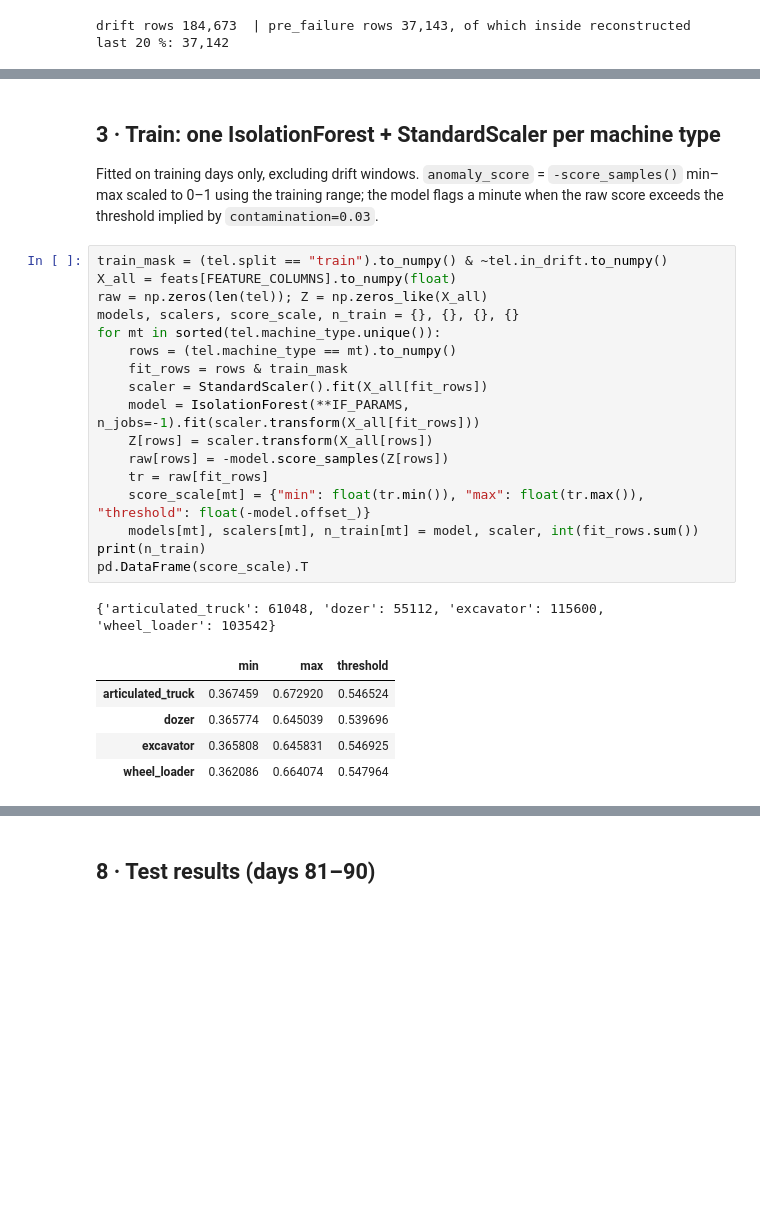
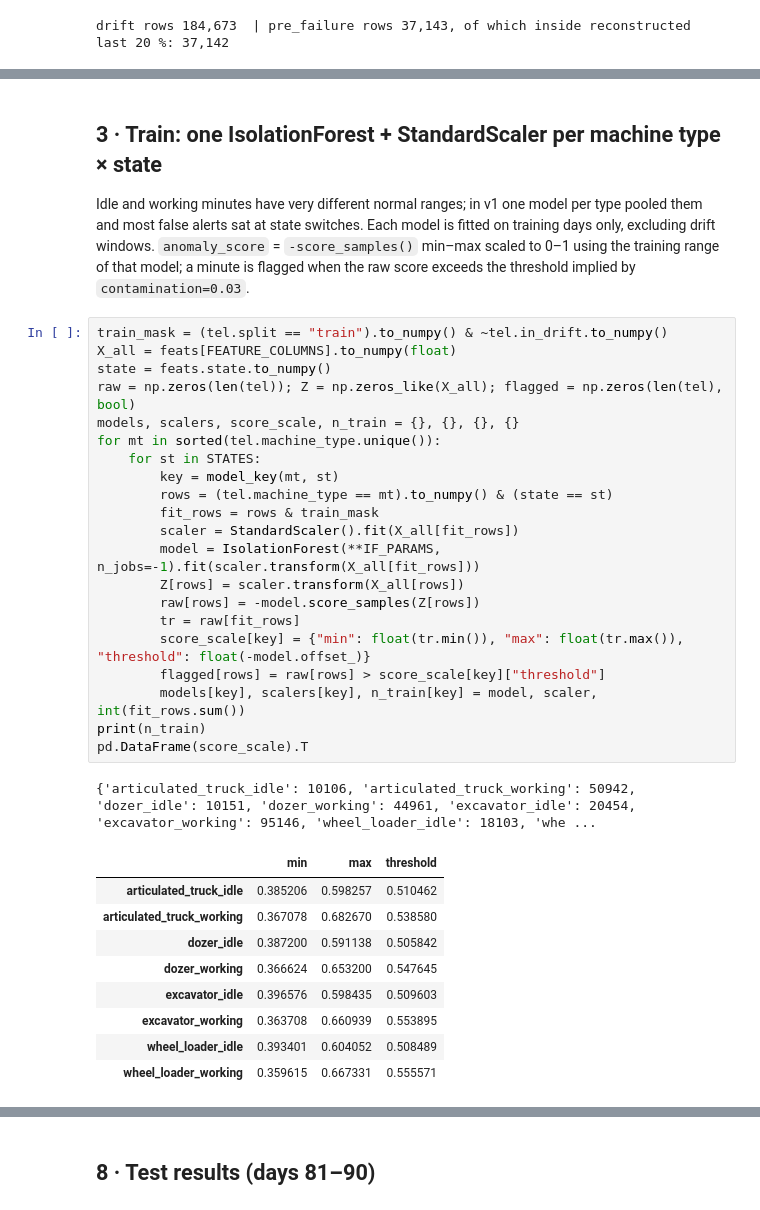
Before and after one commit to AKP2009/SchoolBus, a Jupyter notebook: ml/01_anomaly.ipynb, the cells around one changed output, grey strips where cells are left out. Drawn from its saved outputs; the diff is of its cells as text; blank space fills up the shorter version.

```diff
--- a/ml/01_anomaly.ipynb
+++ b/ml/01_anomaly.ipynb
@@ -120,34 +127,44 @@ feats[FEATURE_COLUMNS].describe().T.round(2).head(12)
 | oil_pressure_kpa_std5 | 652228.0 | 18.46 | 19.08 | 0.00 | 6.05 | 9.70 | 20.41 | 120.00 |
 | oil_pressure_kpa_slope15 | 652228.0 | 0.26 | 5.95 | -23.60 | -2.83 | 0.10 | 3.19 | 132.50 |
 # %% [markdown]
-## 3 · Train: one IsolationForest + StandardScaler per machine type
-Fitted on training days only, excluding drift windows. `anomaly_score` = `-score_samples()`
-min–max scaled to 0–1 using the training range; the model flags a minute when the raw score
-exceeds the threshold implied by `contamination=0.03`.
+## 3 · Train: one IsolationForest + StandardScaler per machine type × state
+Idle and working minutes have very different normal ranges; in v1 one model per type pooled
+them and most false alerts sat at state switches. Each model is fitted on training days only,
+excluding drift windows. `anomaly_score` = `-score_samples()` min–max scaled to 0–1 using the
+training range of that model; a minute is flagged when the raw score exceeds the threshold
+implied by `contamination=0.03`.
 # %%
 train_mask = (tel.split == "train").to_numpy() & ~tel.in_drift.to_numpy()
 X_all = feats[FEATURE_COLUMNS].to_numpy(float)
-raw = np.zeros(len(tel)); Z = np.zeros_like(X_all)
+state = feats.state.to_numpy()
+raw = np.zeros(len(tel)); Z = np.zeros_like(X_all); flagged = np.zeros(len(tel), bool)
 models, scalers, score_scale, n_train = {}, {}, {}, {}
 for mt in sorted(tel.machine_type.unique()):
-    rows = (tel.machine_type == mt).to_numpy()
-    fit_rows = rows & train_mask
-    scaler = StandardScaler().fit(X_all[fit_rows])
-    model = IsolationForest(**IF_PARAMS, n_jobs=-1).fit(scaler.transform(X_all[fit_rows]))
-    Z[rows] = scaler.transform(X_all[rows])
-    raw[rows] = -model.score_samples(Z[rows])
-    tr = raw[fit_rows]
-    score_scale[mt] = {"min": float(tr.min()), "max": float(tr.max()), "threshold": float(-model.offset_)}
-    models[mt], scalers[mt], n_train[mt] = model, scaler, int(fit_rows.sum())
+    for st in STATES:
+        key = model_key(mt, st)
+        rows = (tel.machine_type == mt).to_numpy() & (state == st)
+        fit_rows = rows & train_mask
+        scaler = StandardScaler().fit(X_all[fit_rows])
+        model = IsolationForest(**IF_PARAMS, n_jobs=-1).fit(scaler.transform(X_all[fit_rows]))
+        Z[rows] = scaler.transform(X_all[rows])
+        raw[rows] = -model.score_samples(Z[rows])
+        tr = raw[fit_rows]
+        score_scale[key] = {"min": float(tr.min()), "max": float(tr.max()), "threshold": float(-model.offset_)}
+        flagged[rows] = raw[rows] > score_scale[key]["threshold"]
+        models[key], scalers[key], n_train[key] = model, scaler, int(fit_rows.sum())
 print(n_train)
 pd.DataFrame(score_scale).T
 # %% [output]
-{'articulated_truck': 61048, 'dozer': 55112, 'excavator': 115600, 'wheel_loader': 103542}
+{'articulated_truck_idle': 10106, 'articulated_truck_working': 50942, 'dozer_idle': 10151, 'dozer_working': 44961, 'excavator_idle': 20454, 'excavator_working': 95146, 'wheel_loader_idle': 18103, 'whe ...
 |  | min | max | threshold |
-| articulated_truck | 0.367459 | 0.672920 | 0.546524 |
-| dozer | 0.365774 | 0.645039 | 0.539696 |
-| excavator | 0.365808 | 0.645831 | 0.546925 |
-| wheel_loader | 0.362086 | 0.664074 | 0.547964 |
+| articulated_truck_idle | 0.385206 | 0.598257 | 0.510462 |
+| articulated_truck_working | 0.367078 | 0.682670 | 0.538580 |
+| dozer_idle | 0.387200 | 0.591138 | 0.505842 |
+| dozer_working | 0.366624 | 0.653200 | 0.547645 |
+| excavator_idle | 0.396576 | 0.598435 | 0.509603 |
+| excavator_working | 0.363708 | 0.660939 | 0.553895 |
+| wheel_loader_idle | 0.393401 | 0.604052 | 0.508489 |
+| wheel_loader_working | 0.359615 | 0.667331 | 0.555571 |
 # %% [markdown]
 ## 4 · Sensor glitch vs real fault
 * **Sensor glitch** (`kind='sensor_glitch'`, info): exactly one signal reads outside its sensor
```
Also changed, not shown: parts of 22 cells of this notebook, 26 other files.
